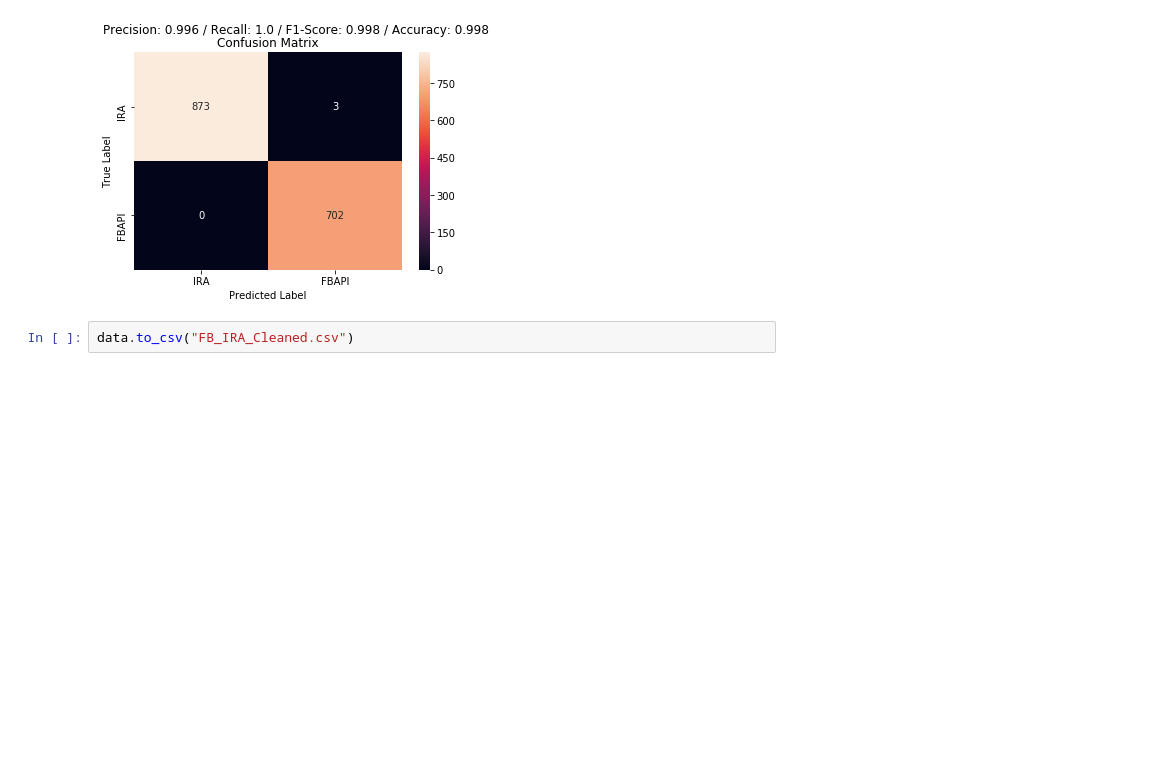
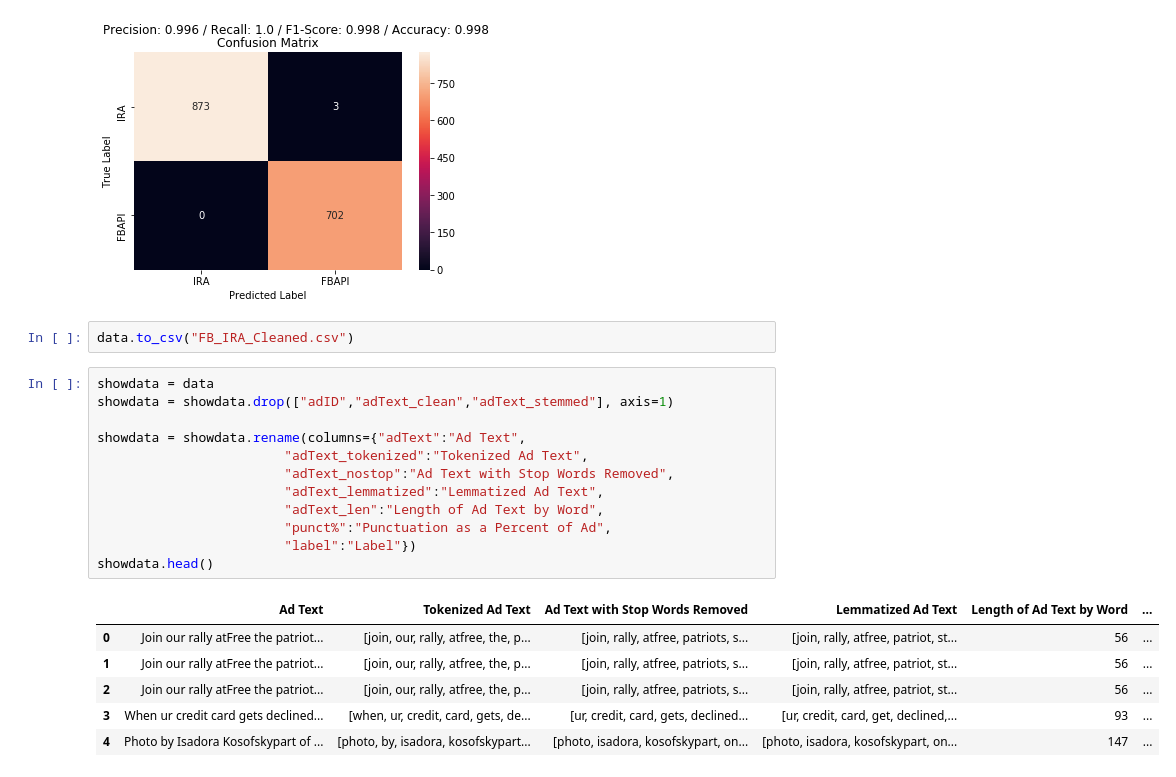
Before and after one commit to mddesta/Political-Advertisement-in-US, a Jupyter notebook: NLP_ML/NLP_ML_AllAds.ipynb, the cells around one changed output. Drawn from its saved outputs; the diff is of its cells as text; blank space fills up the shorter version.

Commit message:
Created CSV to display raw data

```diff
--- a/NLP_ML/NLP_ML_AllAds.ipynb
+++ b/NLP_ML/NLP_ML_AllAds.ipynb
@@ -312,3 +312,22 @@ plt.show()
 [figure]
 # %%
 data.to_csv("FB_IRA_Cleaned.csv")
+# %%
+showdata = data
+showdata = showdata.drop(["adID","adText_clean","adText_stemmed"], axis=1)
+
+showdata = showdata.rename(columns={"adText":"Ad Text",
+                        "adText_tokenized":"Tokenized Ad Text",
+                        "adText_nostop":"Ad Text with Stop Words Removed",
+                        "adText_lemmatized":"Lemmatized Ad Text",
+                        "adText_len":"Length of Ad Text by Word",
+                        "punct%":"Punctuation as a Percent of Ad",
+                        "label":"Label"})
+showdata.head()
+# %% [output]
+|  | Ad Text | Tokenized Ad Text | Ad Text with Stop Words Removed | Lemmatized Ad Text | Length of Ad Text by Word | ... |
+| 0 | Join our rally atFree the patriot... | [join, our, rally, atfree, the, p... | [join, rally, atfree, patriots, s... | [join, rally, atfree, patriot, st... | 56 | ... |
+| 1 | Join our rally atFree the patriot... | [join, our, rally, atfree, the, p... | [join, rally, atfree, patriots, s... | [join, rally, atfree, patriot, st... | 56 | ... |
+| 2 | Join our rally atFree the patriot... | [join, our, rally, atfree, the, p... | [join, rally, atfree, patriots, s... | [join, rally, atfree, patriot, st... | 56 | ... |
+| 3 | When ur credit card gets declined... | [when, ur, credit, card, gets, de... | [ur, credit, card, gets, declined... | [ur, credit, card, get, declined,... | 93 | ... |
+| 4 | Photo by Isadora Kosofskypart of ... | [photo, by, isadora, kosofskypart... | [photo, isadora, kosofskypart, on... | [photo, isadora, kosofskypart, on... | 147 | ... |
```
Also changed, not shown: parts of 1 cell of this notebook, 1 other file.
